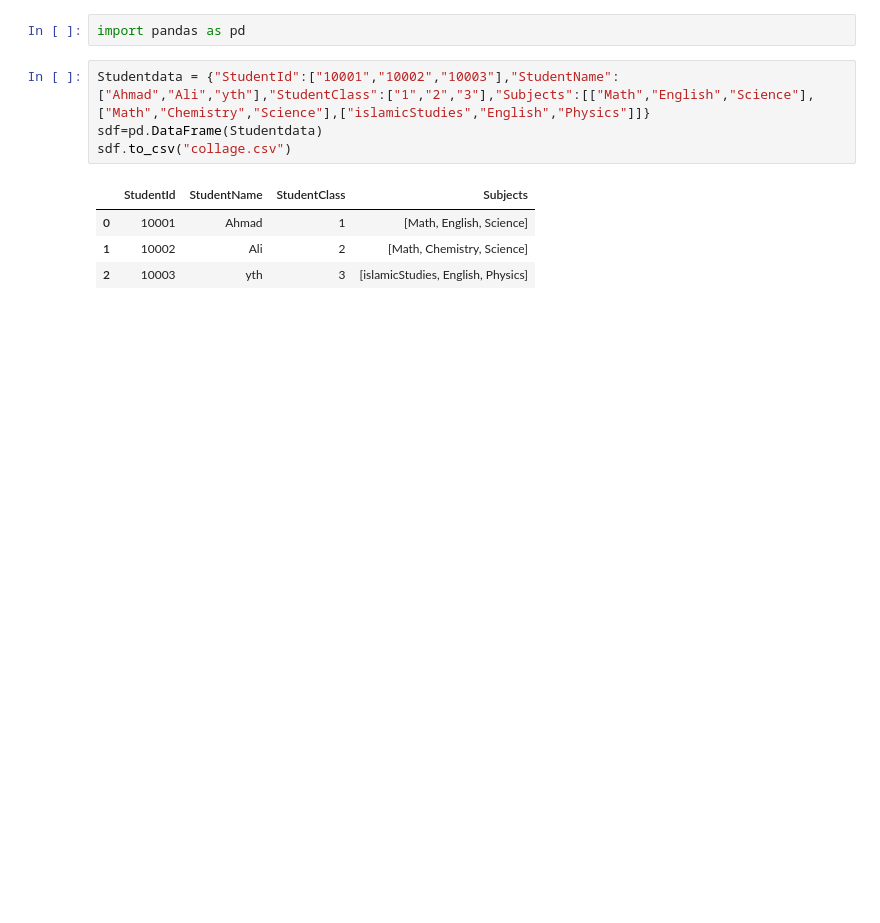
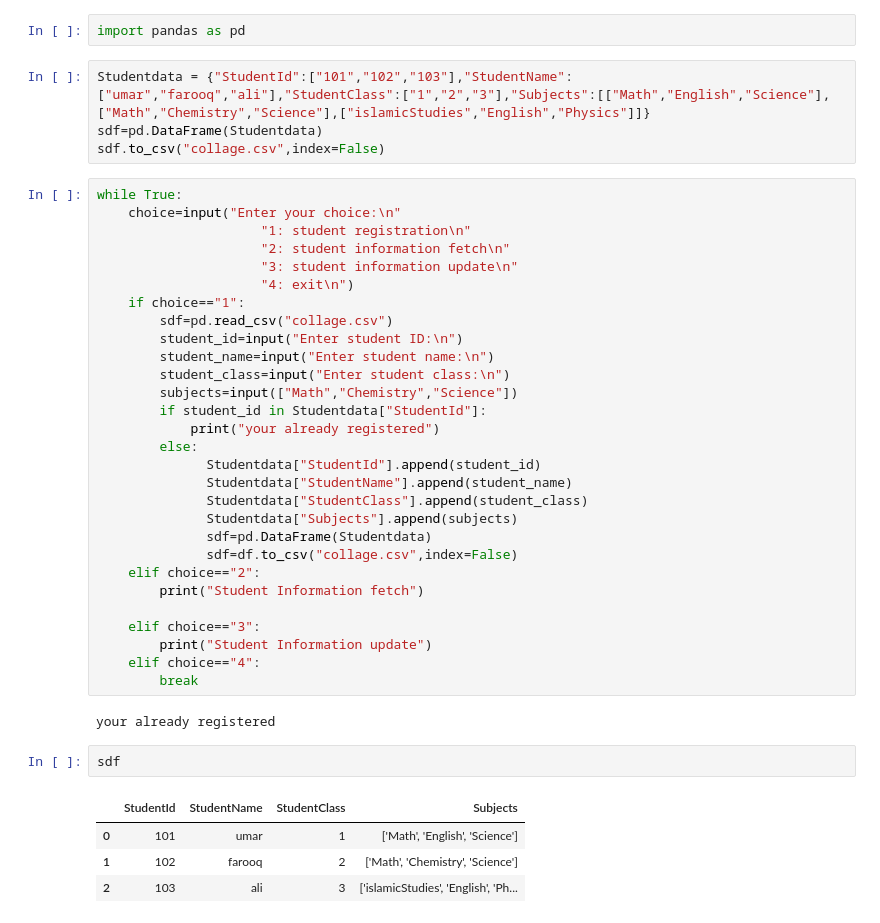
Before and after one commit to umarfarooqoq90368-prog/Advance-python, a Jupyter notebook: student.ipynb, the cells around one changed output. Saved outputs shown, nothing was run; the diff lists cells and outputs as text; blank space fills up the shorter version.

```diff
--- a/student.ipynb
+++ b/student.ipynb
@@ -1,12 +1,44 @@
 # %%
 import pandas as pd
 # %%
-Studentdata = {"StudentId":["10001","10002","10003"],"StudentName":["Ahmad","Ali","yth"],"StudentClass":["1","2","3"],"Subjects":[["Math","English","Science"],["Math","Chemistry","Science"],["islamicStudies","English","Physics"]]}
+Studentdata = {"StudentId":["101","102","103"],"StudentName":["umar","farooq","ali"],"StudentClass":["1","2","3"],"Subjects":[["Math","English","Science"],["Math","Chemistry","Science"],["islamicStudies","English","Physics"]]}
 sdf=pd.DataFrame(Studentdata)
-sdf.to_csv("collage.csv")
+sdf.to_csv("collage.csv",index=False)
 # %%
+while True:
+    choice=input("Enter your choice:\n"
+                     "1: student registration\n"
+                     "2: student information fetch\n"
+                     "3: student information update\n"
+                     "4: exit\n")
+    if choice=="1":
+        sdf=pd.read_csv("collage.csv")
+        student_id=input("Enter student ID:\n")
+        student_name=input("Enter student name:\n")
+        student_class=input("Enter student class:\n")
+        subjects=input(["Math","Chemistry","Science"])
+        if student_id in Studentdata["StudentId"]:
+            print("your already registered")
+        else:
+              Studentdata["StudentId"].append(student_id)
+              Studentdata["StudentName"].append(student_name)
+              Studentdata["StudentClass"].append(student_class)
+              Studentdata["Subjects"].append(subjects)
+              sdf=pd.DataFrame(Studentdata)
+              sdf=df.to_csv("collage.csv",index=False)
+    elif choice=="2":
+        print("Student Information fetch")
+
+    elif choice=="3":
+        print("Student Information update")
+    elif choice=="4":
+        break
 # %% [output]
-|  | StudentId | StudentName | StudentClass | Subjects |
-| 0 | 10001 | Ahmad | 1 | [Math, English, Science] |
-| 1 | 10002 | Ali | 2 | [Math, Chemistry, Science] |
-| 2 | 10003 | yth | 3 | [islamicStudies, English, Physics] |
+your already registered
+# %%
+sdf
+# %% [output]
+|  | StudentId | StudentName | StudentClass | Subjects |
+| 0 | 101 | umar | 1 | ['Math', 'English', 'Science'] |
+| 1 | 102 | farooq | 2 | ['Math', 'Chemistry', 'Science'] |
+| 2 | 103 | ali | 3 | ['islamicStudies', 'English', 'Ph... |
```
Also changed, not shown: 12 other files.
